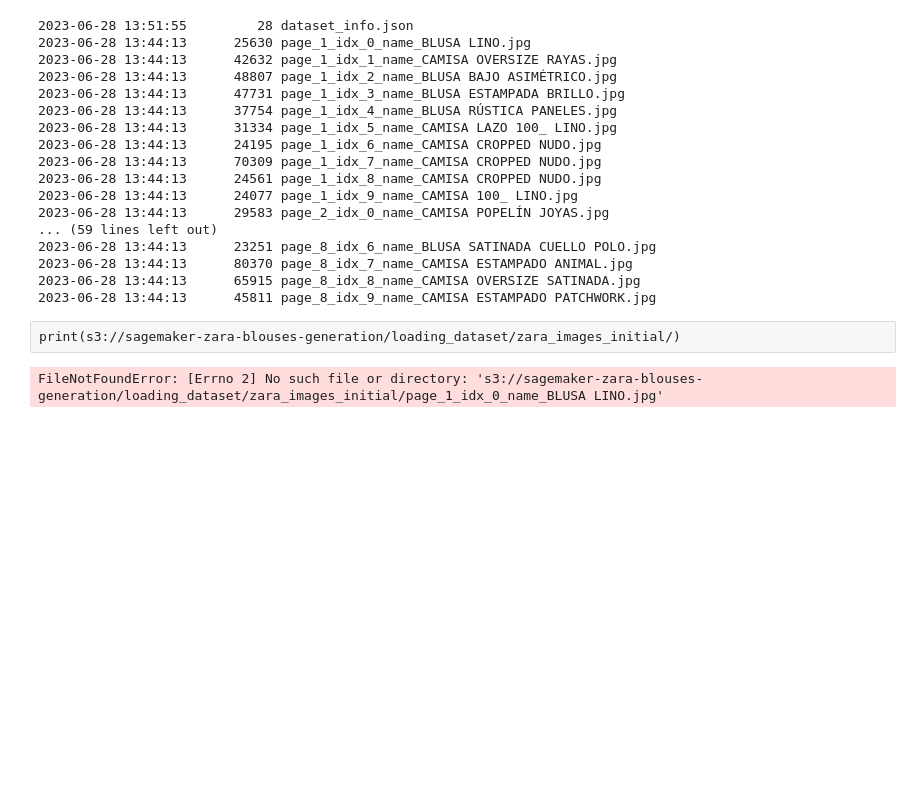
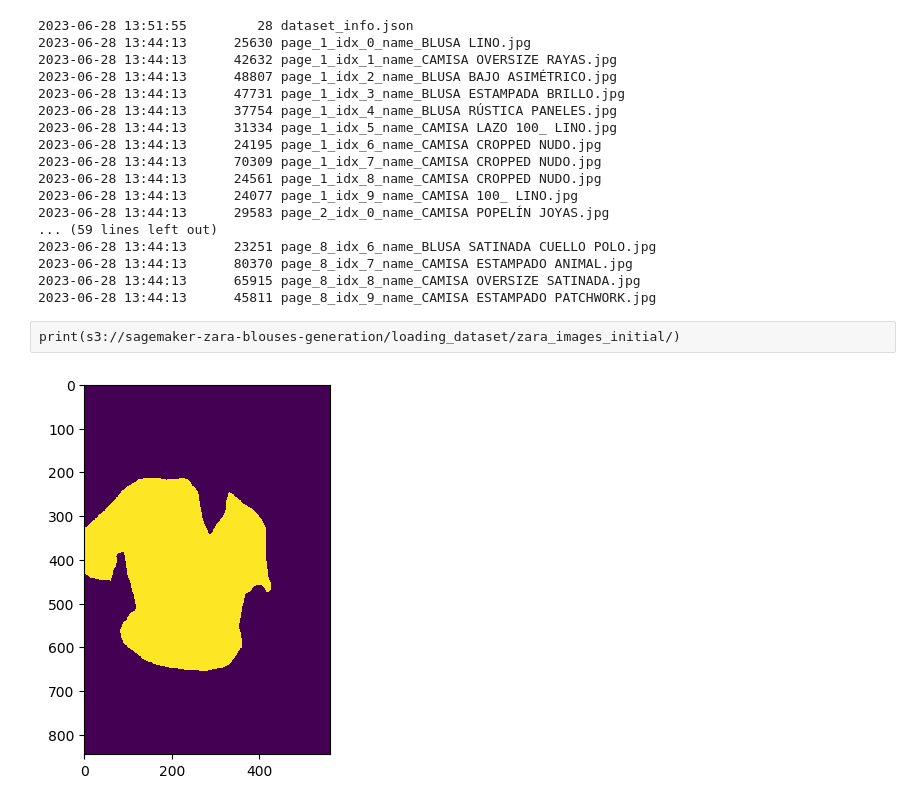
Before and after one commit to aimedvedeva/zara_blouses_generation, a Jupyter notebook: pretrained_segmentation_zara.ipynb, the cells around one changed output. Drawn from its saved outputs; the diff is of its cells as text; code cells hidden in the pictures; blank space fills up the shorter version.

```diff
--- a/pretrained_segmentation_zara.ipynb
+++ b/pretrained_segmentation_zara.ipynb
@@ -70,35 +70,35 @@ import matplotlib.pyplot as plt
 
 import torch.nn as nn
 
 extractor = AutoFeatureExtractor.from_pretrained("mattmdjaga/segformer_b2_clothes")
 model = SegformerForSemanticSegmentation.from_pretrained("mattmdjaga/segformer_b2_clothes")
 
-image_path = 'zara_blouses_generation/images_zara/page_1_idx_0_name_BLUSA LINO.jpg'
+image_path = 'images_zara/page_1_idx_0_name_BLUSA LINO.jpg'
 
 image = Image.open(image_path)
 inputs = extractor(images=image, return_tensors="pt")
 
 outputs = model(**inputs)
 logits = outputs.logits.cpu()
 
 upsampled_logits = nn.functional.interpolate(
     logits,
     size=image.size[::-1],
     mode="bilinear",
     align_corners=False,
 )
 
 pred_seg = upsampled_logits.argmax(dim=1)[0]
 
 # Extract the upper cloth mask
 upper_cloth_label = 4  # Replace with the actual label index for the upper cloth
 upper_cloth_mask = pred_seg == upper_cloth_label
 
 # Plot and display the upper cloth mask
 plt.imshow(upper_cloth_mask)
 plt.show()
 # %% [output]
-FileNotFoundError: [Errno 2] No such file or directory: 's3://sagemaker-zara-blouses-generation/loading_dataset/zara_images_initial/page_1_idx_0_name_BLUSA LINO.jpg'
+[figure, added]
 # %%
 from transformers import AutoFeatureExtractor, SegformerForSemanticSegmentation
 from PIL import Image
```
